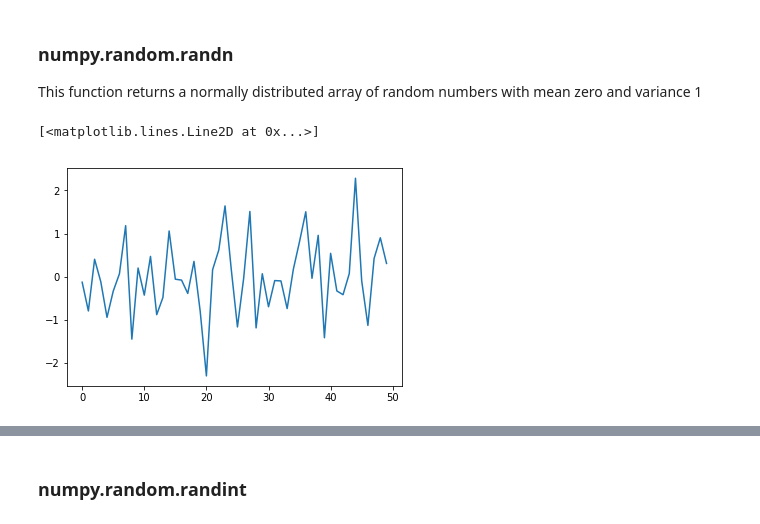
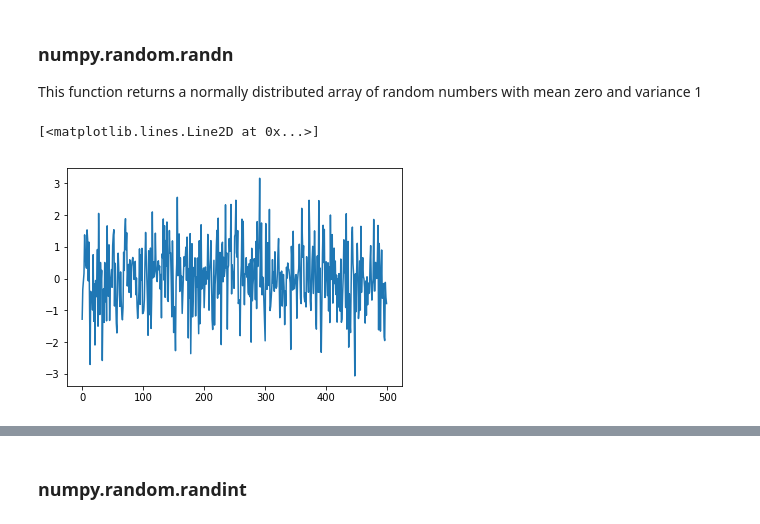
Before and after one commit to healyshane/programming_for_data_analysis-practical_assignment, a Jupyter notebook: Programming for Data Analysis_Assignment.ipynb, the cells around one changed output, grey strips where cells are left out. Drawn from its saved outputs; the diff is of its cells as text; code cells hidden in the pictures.

```diff
--- a/Programming for Data Analysis_Assignment.ipynb
+++ b/Programming for Data Analysis_Assignment.ipynb
@@ -69,8 +67,8 @@ plt.scatter(y[:,0],y[:,499])
 ### numpy.random.randn
 This function returns a normally distributed array of random numbers with mean zero and variance 1
 # %%
-w = np.random.randn(50)
-plt.plot(w)
+c = np.random.randn(500)
+plt.plot(c)
 # %% [output]
 [<matplotlib.lines.Line2D at 0x...>]
-[figure, old version]
+[figure, new version]
```
Also changed, not shown: parts of 27 cells of this notebook.
